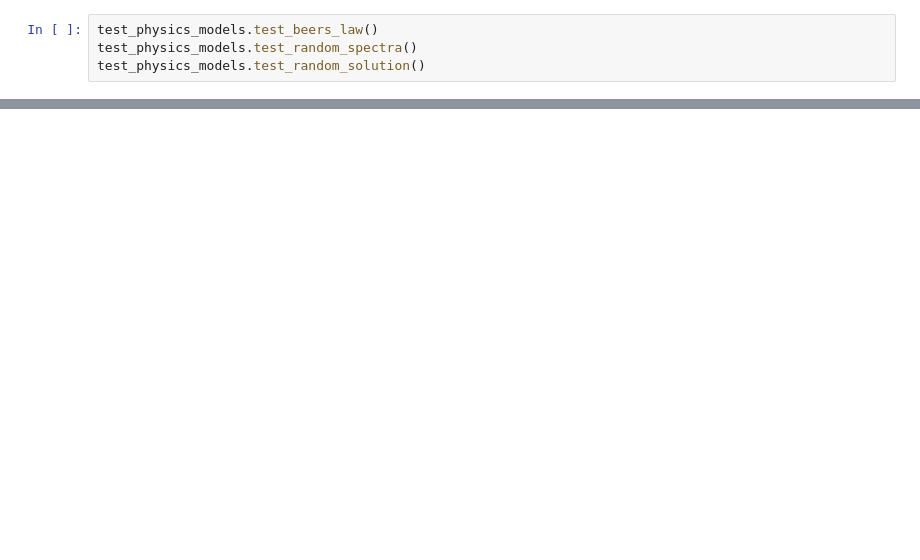
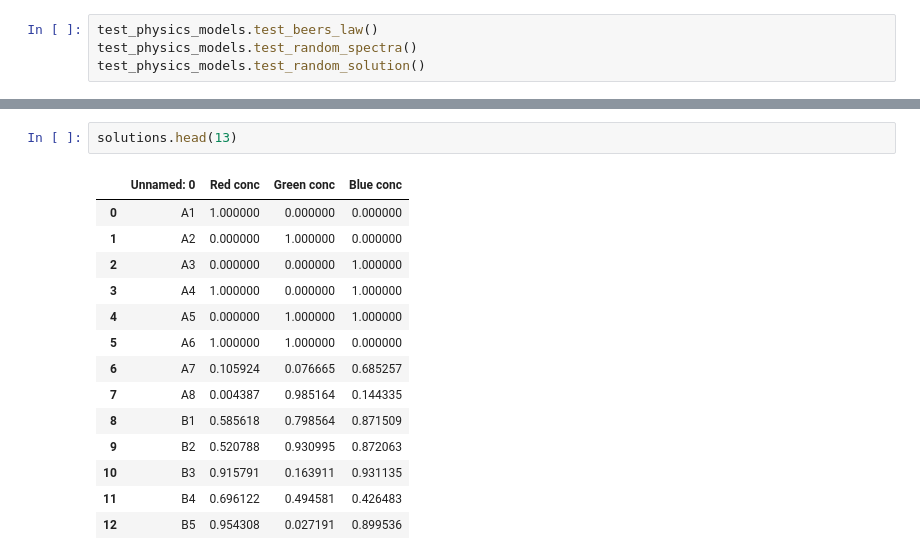
Before and after one commit to REAL-Pipetting/REinforced-Automaton-Learning-REAL-Pipetting, a Jupyter notebook: rlp/beerslaw.ipynb, the cells around one changed output, grey strips where cells are left out. Saved outputs shown, nothing was run; the diff lists cells and outputs as text; blank space fills up the shorter version.

```diff
--- a/rlp/beerslaw.ipynb
+++ b/rlp/beerslaw.ipynb
@@ -17,0 +57,17 @@ for i in range(10):
+# %%
+solutions.head(13)
+# %% [output]
+|  | Unnamed: 0 | Red conc | Green conc | Blue conc |
+| 0 | A1 | 1.000000 | 0.000000 | 0.000000 |
+| 1 | A2 | 0.000000 | 1.000000 | 0.000000 |
+| 2 | A3 | 0.000000 | 0.000000 | 1.000000 |
+| 3 | A4 | 1.000000 | 0.000000 | 1.000000 |
+| 4 | A5 | 0.000000 | 1.000000 | 1.000000 |
+| 5 | A6 | 1.000000 | 1.000000 | 0.000000 |
+| 6 | A7 | 0.105924 | 0.076665 | 0.685257 |
+| 7 | A8 | 0.004387 | 0.985164 | 0.144335 |
+| 8 | B1 | 0.585618 | 0.798564 | 0.871509 |
+| 9 | B2 | 0.520788 | 0.930995 | 0.872063 |
+| 10 | B3 | 0.915791 | 0.163911 | 0.931135 |
+| 11 | B4 | 0.696122 | 0.494581 | 0.426483 |
+| 12 | B5 | 0.954308 | 0.027191 | 0.899536 |
```
Also changed, not shown: parts of 8 cells of this notebook, 1 other file.
